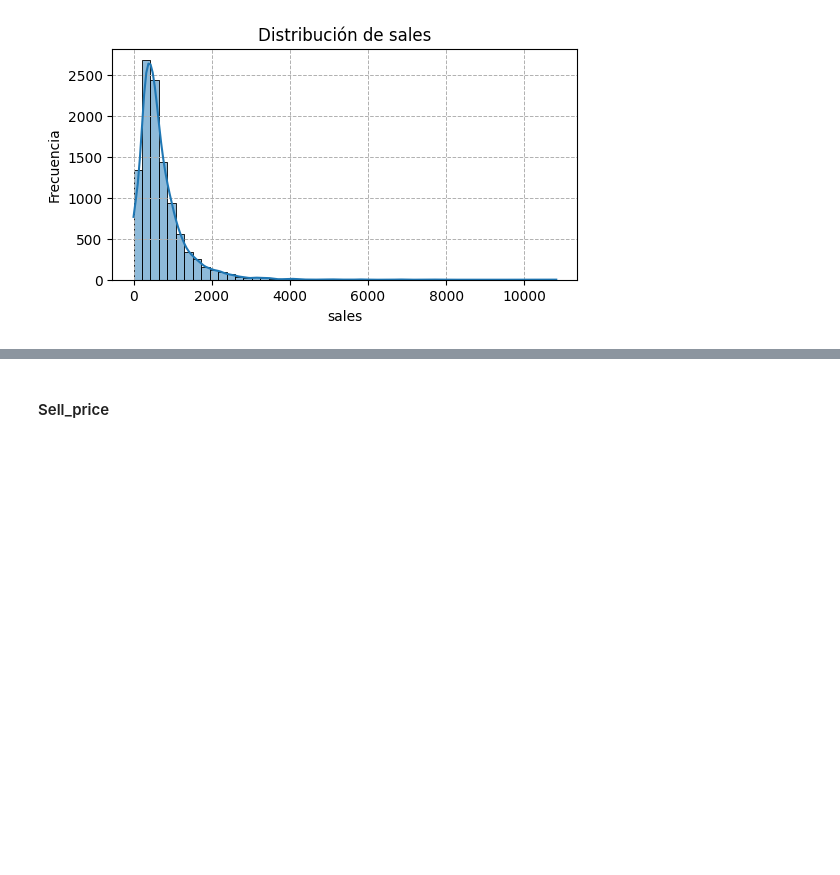
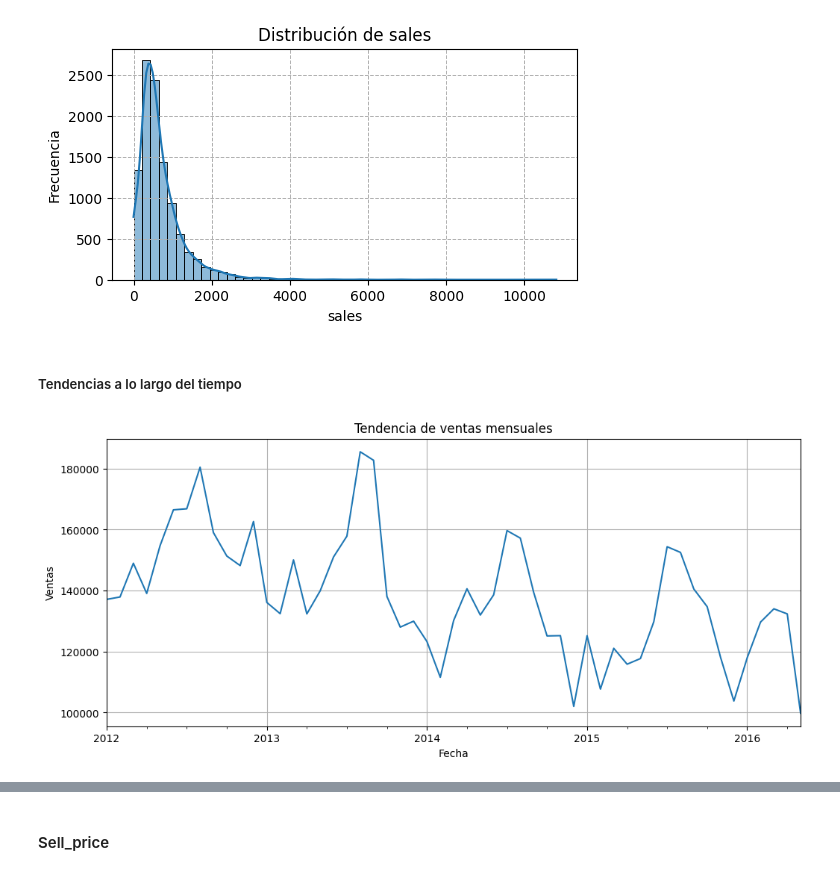
Before and after one commit to andtay/Machine_Learning_Based_Demand_Forecasting, a Jupyter notebook: Walmart/src/data_visualization_XGBoost.ipynb, the cells around one changed output, grey strips where cells are left out. Saved outputs shown, nothing was run; the diff lists cells and outputs as text; code cells hidden in the pictures; blank space fills up the shorter version.

```diff
--- a/Walmart/src/data_visualization_XGBoost.ipynb
+++ b/Walmart/src/data_visualization_XGBoost.ipynb
@@ -170,3 +296,22 @@ plt.grid(True, linestyle='--', linewidth=0.7)
 plt.show()
 # %% [output]
 [figure]
+# %% [markdown]
+##### Tendencias a lo largo del tiempo
+# %%
+# Asegúrate de que la columna de fechas sea tipo datetime
+data['month'] = pd.to_datetime(data['month'])
+
+# Agrupar por fecha (mes) y sumar ventas
+ventas_mensuales = data.groupby('month')['sales'].sum()
+
+# Graficar la serie temporal
+plt.figure(figsize=(12, 5))
+ventas_mensuales.plot()
+plt.title("Tendencia de ventas mensuales")
+plt.ylabel("Ventas")
+plt.xlabel("Fecha")
+plt.grid(True)
+plt.show()
+# %% [output]
+[figure, added]
```
Also changed, not shown: parts of 53 cells of this notebook.
